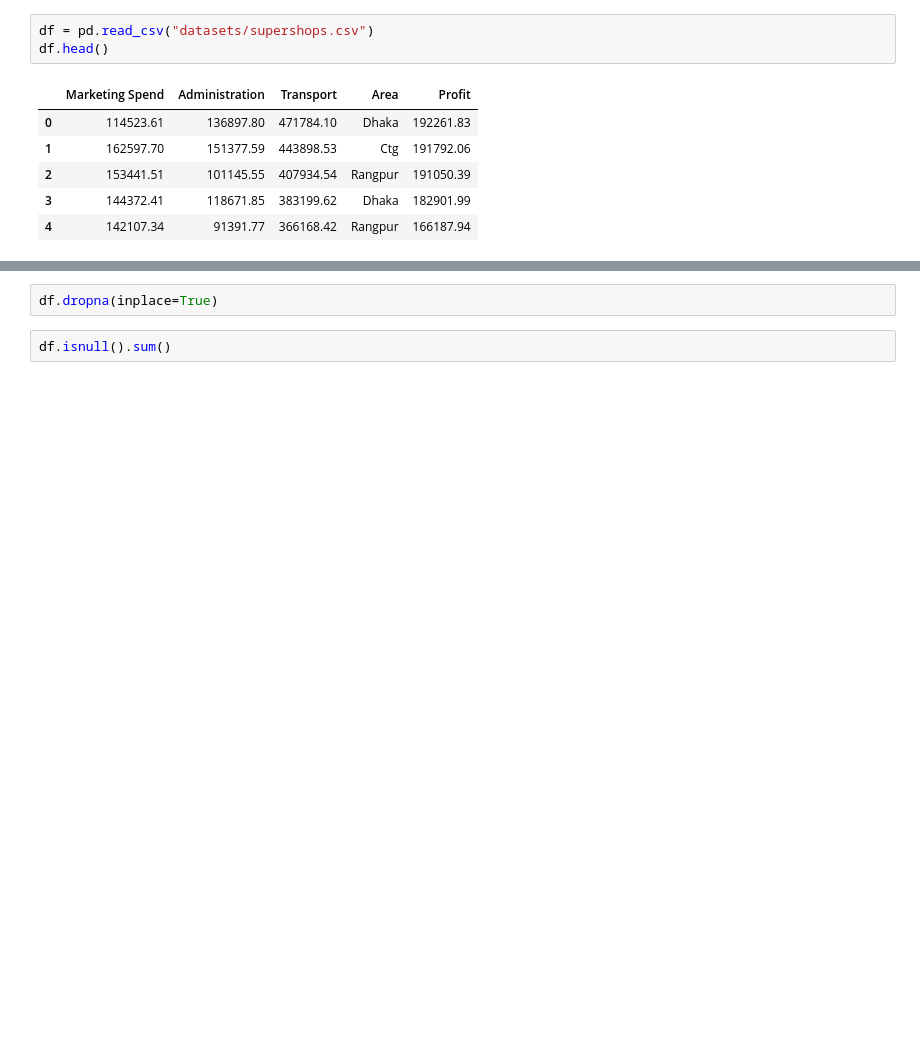
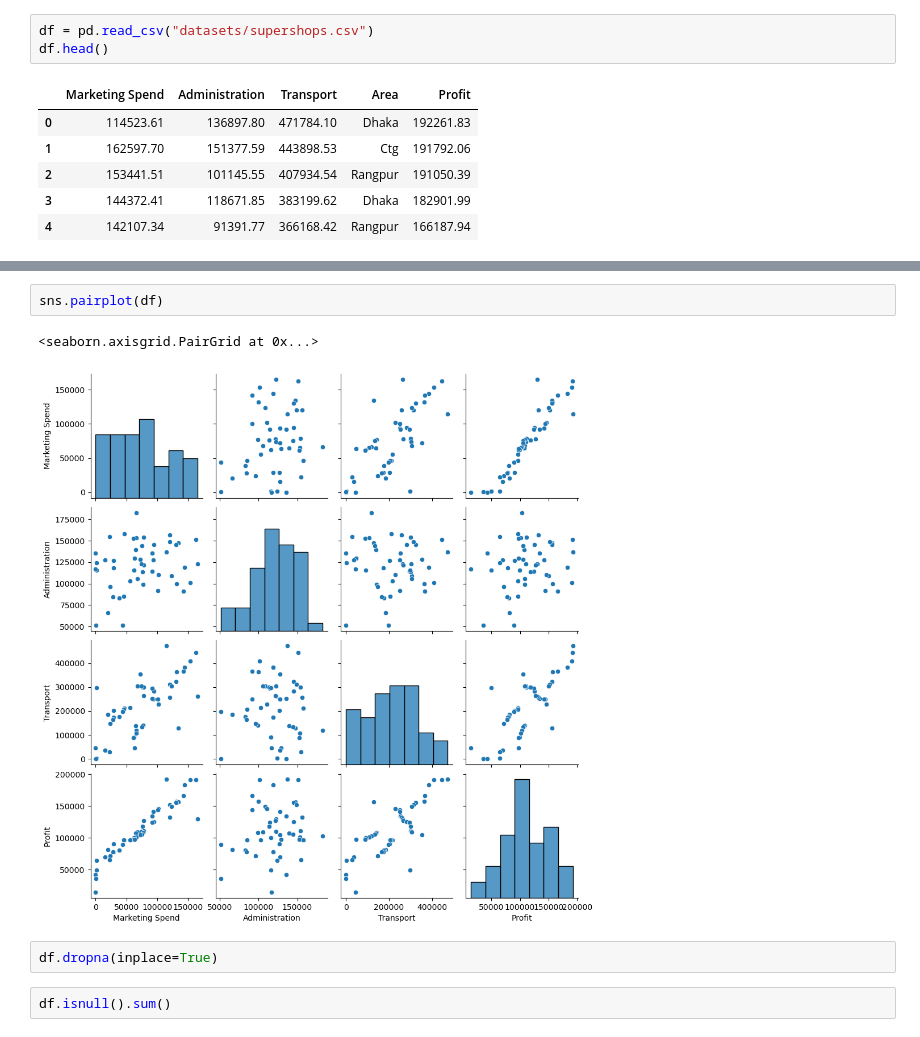
Before and after one commit to avimallik/machine_learning_workbench, a Jupyter notebook: regularization/regularization.ipynb, the cells around one changed output, grey strips where cells are left out. Drawn from its saved outputs; the diff is of its cells as text; blank space fills up the shorter version.

Commit message:
added pairplot

```diff
--- a/regularization/regularization.ipynb
+++ b/regularization/regularization.ipynb
@@ -21,3 +41,8 @@ df.head()
+# %%
+sns.pairplot(df)
+# %% [output]
+<seaborn.axisgrid.PairGrid at 0x...>
+[figure, added]
 # %%
 df.dropna(inplace=True)
 # %%
```
Also changed, not shown: parts of 1 cell of this notebook.
